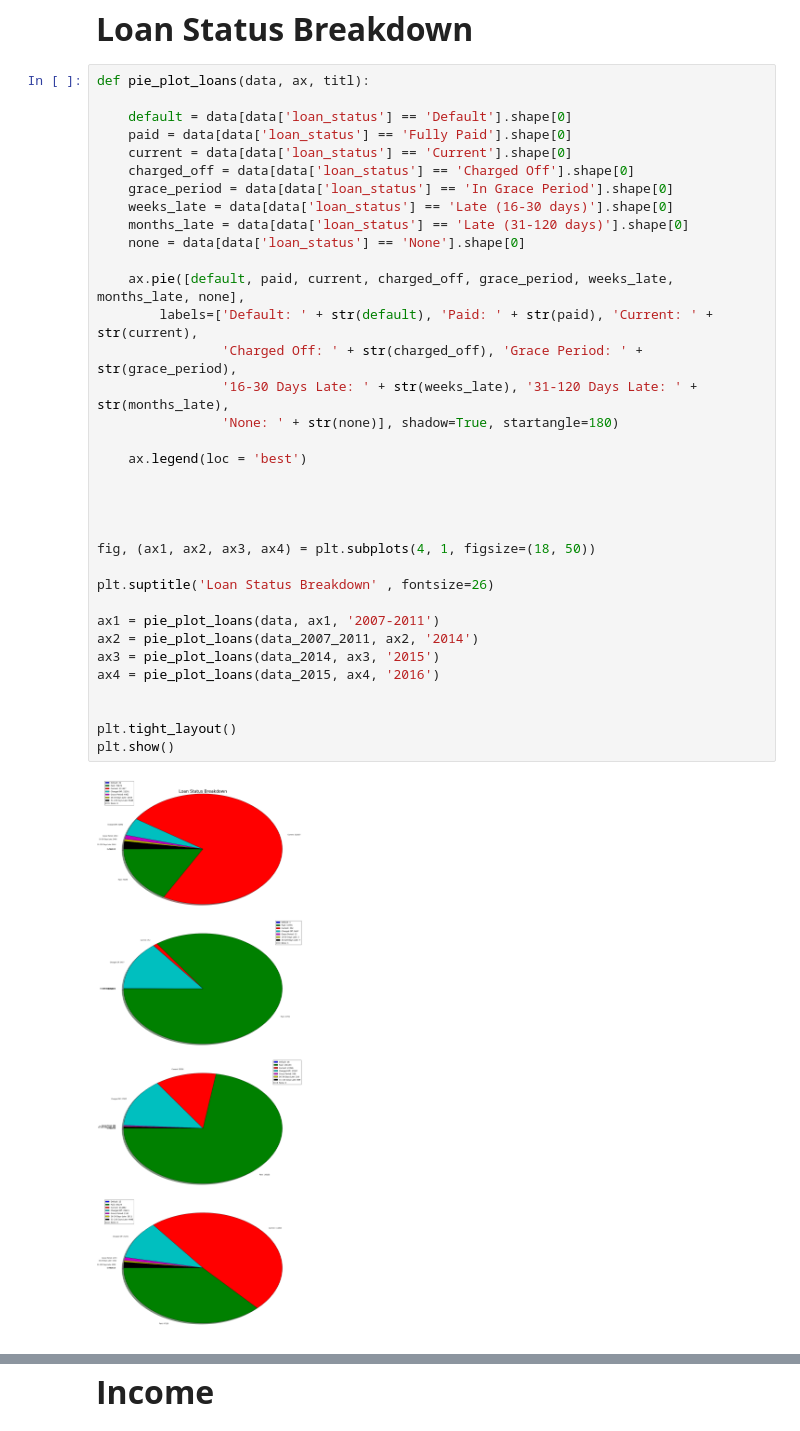
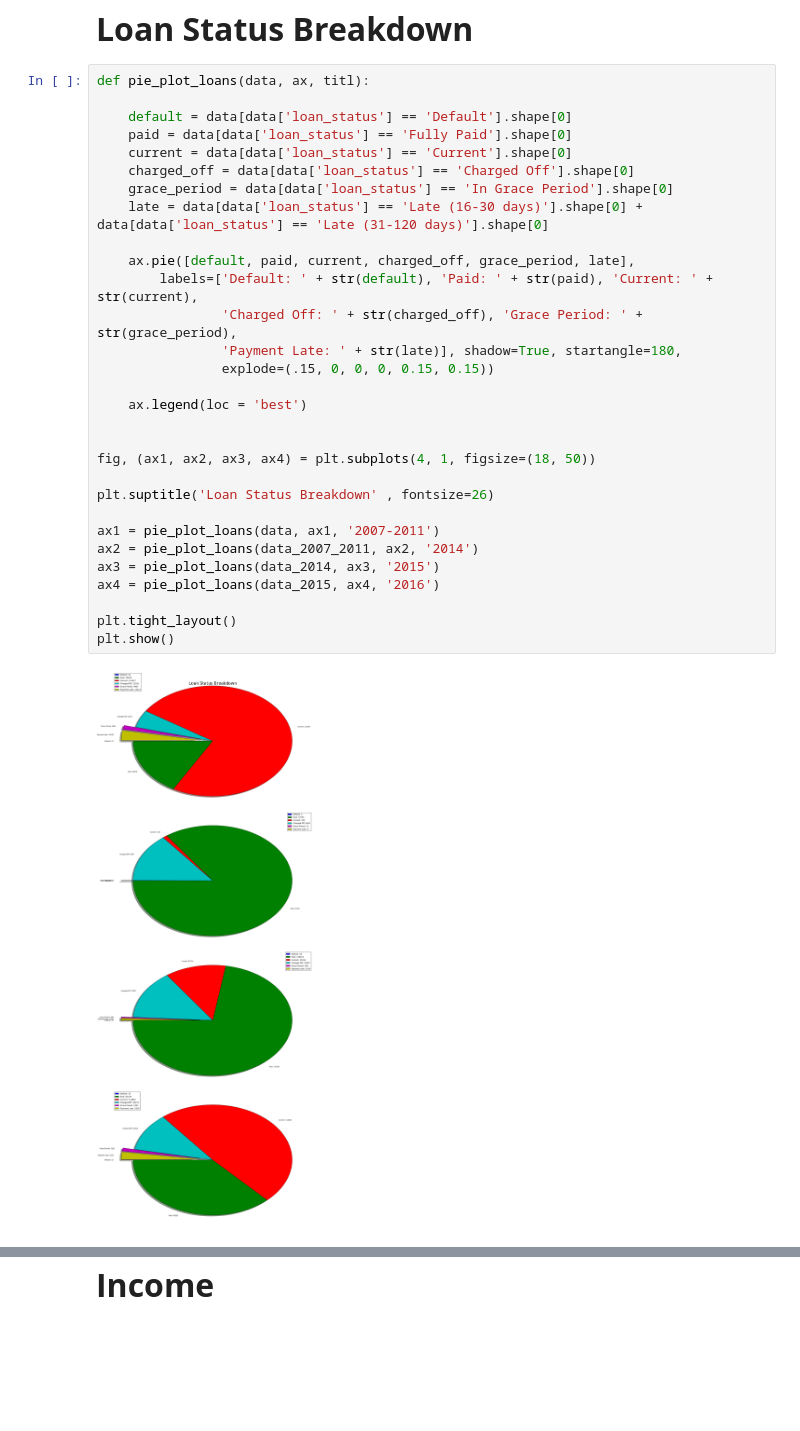
Before and after one commit to ankitagarwal/cs109a, a Jupyter notebook: base_notebook-DEVON2.ipynb, the cells around one changed output, grey strips where cells are left out. Drawn from its saved outputs; the diff is of its cells as text; blank space fills up the shorter version.

```diff
--- a/base_notebook-DEVON2.ipynb
+++ b/base_notebook-DEVON2.ipynb
@@ -560,40 +560,35 @@ print "2016:", round(float(data[data['loan_status'] == 'Default'].values.shape[0
 # %%
 def pie_plot_loans(data, ax, titl):
 
     default = data[data['loan_status'] == 'Default'].shape[0]
     paid = data[data['loan_status'] == 'Fully Paid'].shape[0]
     current = data[data['loan_status'] == 'Current'].shape[0]
     charged_off = data[data['loan_status'] == 'Charged Off'].shape[0]
     grace_period = data[data['loan_status'] == 'In Grace Period'].shape[0]
-    weeks_late = data[data['loan_status'] == 'Late (16-30 days)'].shape[0]
-    months_late = data[data['loan_status'] == 'Late (31-120 days)'].shape[0]
-    none = data[data['loan_status'] == 'None'].shape[0]
+    late = data[data['loan_status'] == 'Late (16-30 days)'].shape[0] + data[data['loan_status'] == 'Late (31-120 days)'].shape[0]
 
-    ax.pie([default, paid, current, charged_off, grace_period, weeks_late, months_late, none],
+    ax.pie([default, paid, current, charged_off, grace_period, late],
         labels=['Default: ' + str(default), 'Paid: ' + str(paid), 'Current: ' + str(current),
                 'Charged Off: ' + str(charged_off), 'Grace Period: ' + str(grace_period),
-                '16-30 Days Late: ' + str(weeks_late), '31-120 Days Late: ' + str(months_late),
-                'None: ' + str(none)], shadow=True, startangle=180)
+                'Payment Late: ' + str(late)], shadow=True, startangle=180,
+                explode=(.15, 0, 0, 0, 0.15, 0.15))
 
     ax.legend(loc = 'best')
-
-
 
 
 fig, (ax1, ax2, ax3, ax4) = plt.subplots(4, 1, figsize=(18, 50))
 
 plt.suptitle('Loan Status Breakdown' , fontsize=26)
 
 ax1 = pie_plot_loans(data, ax1, '2007-2011')
 ax2 = pie_plot_loans(data_2007_2011, ax2, '2014')
 ax3 = pie_plot_loans(data_2014, ax3, '2015')
 ax4 = pie_plot_loans(data_2015, ax4, '2016')
 
-
 plt.tight_layout()
 plt.show()
 # %% [output]
-[figure, old version]
+[figure, new version]
 # %%
 fig, (ax1, ax2, ax3, ax4) = plt.subplots(4, 1, figsize=(18, 50))
 
```
Also changed, not shown: parts of 17 cells of this notebook.
